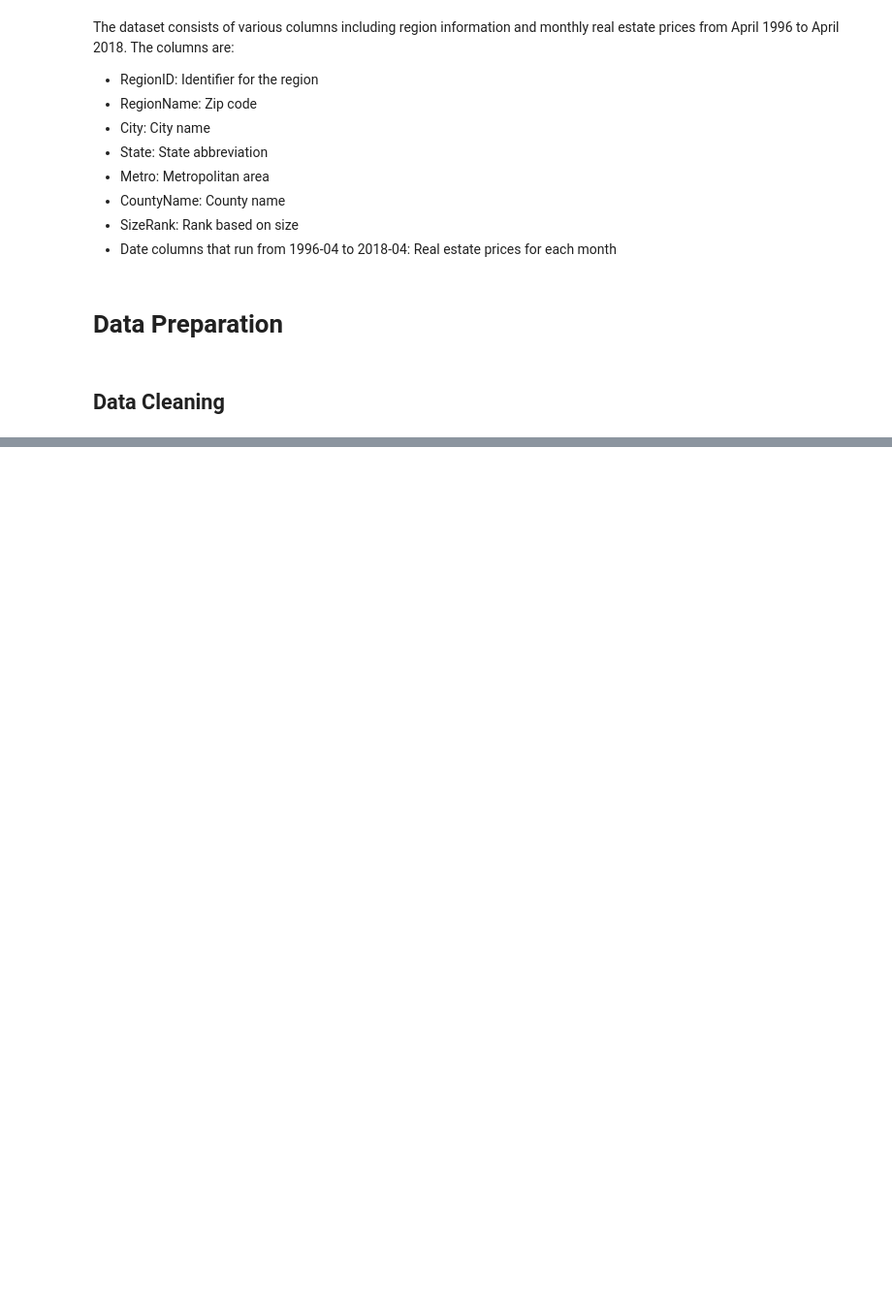
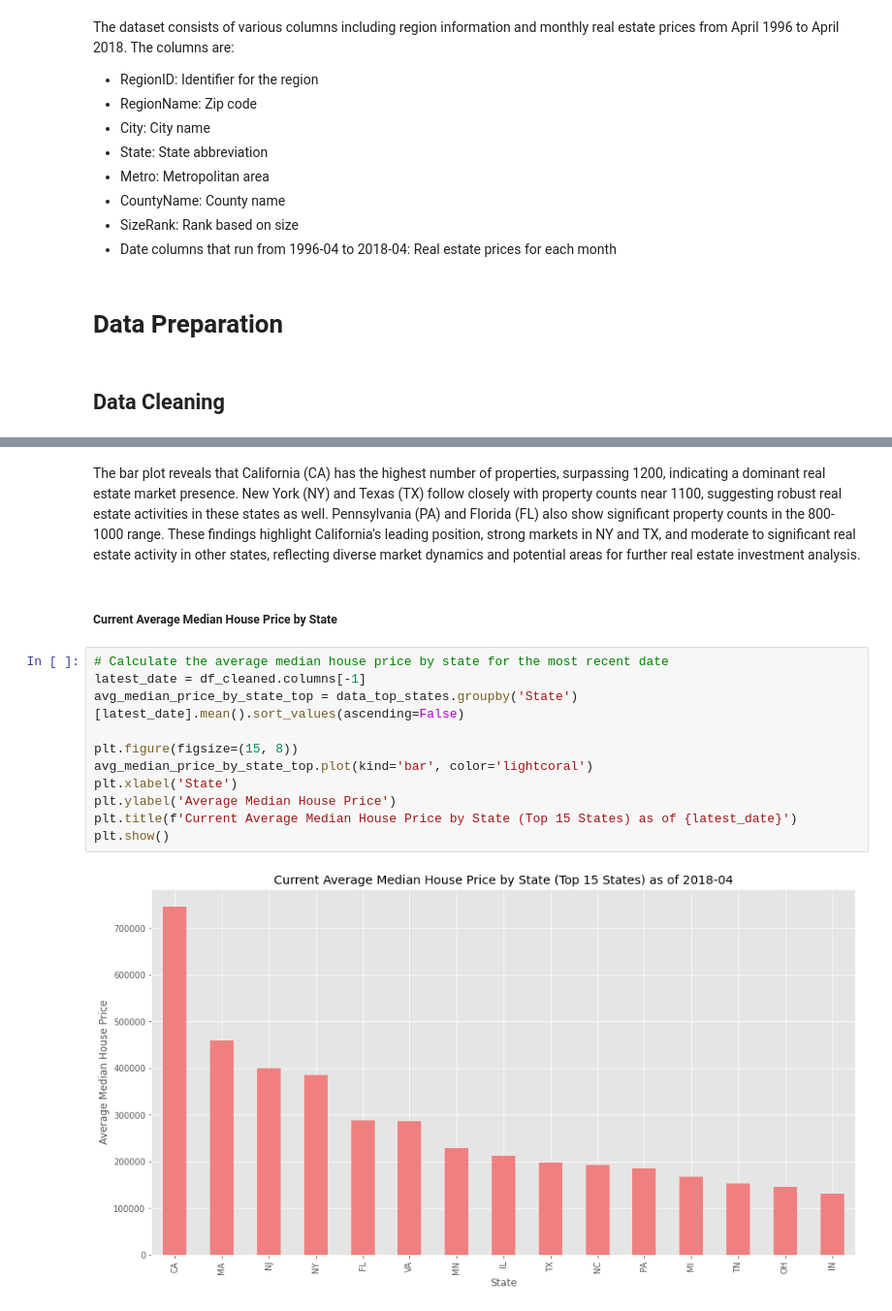
Before and after one commit to mbuvimuia/Time-Series-Analysis-Zillow-Data, a Jupyter notebook: index.ipynb, the cells around one changed output, grey strips where cells are left out. Shown: that part at 97% size. Drawn from its saved outputs; the diff is of its cells as text; blank space fills up the shorter version.

```diff
--- a/index.ipynb
+++ b/index.ipynb
@@ -653,0 +204,17 @@ The histogram with a KDE curve displays the distribution of average median house
+# %% [markdown]
+The bar plot reveals that California (CA) has the highest number of properties, surpassing 1200, indicating a dominant real estate market presence. New York (NY) and Texas (TX) follow closely with property counts near 1100, suggesting robust real estate activities in these states as well. Pennsylvania (PA) and Florida (FL) also show significant property counts in the 800-1000 range. These findings highlight California's leading position, strong markets in NY and TX, and moderate to significant real estate activity in other states, reflecting diverse market dynamics and potential areas for further real estate investment analysis.
+# %% [markdown]
+##### Current Average Median House Price by State
+# %%
+# Calculate the average median house price by state for the most recent date
+latest_date = df_cleaned.columns[-1]
+avg_median_price_by_state_top = data_top_states.groupby('State')[latest_date].mean().sort_values(ascending=False)
+
+plt.figure(figsize=(15, 8))
+avg_median_price_by_state_top.plot(kind='bar', color='lightcoral')
+plt.xlabel('State')
+plt.ylabel('Average Median House Price')
+plt.title(f'Current Average Median House Price by State (Top 15 States) as of {latest_date}')
+plt.show()
+# %% [output]
+[figure, added]
```
Also changed, not shown: parts of 82 cells of this notebook.
